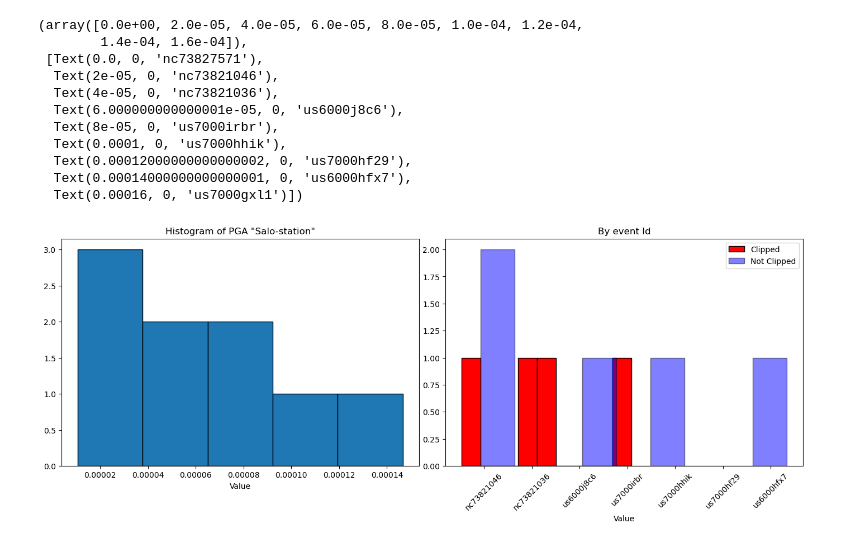
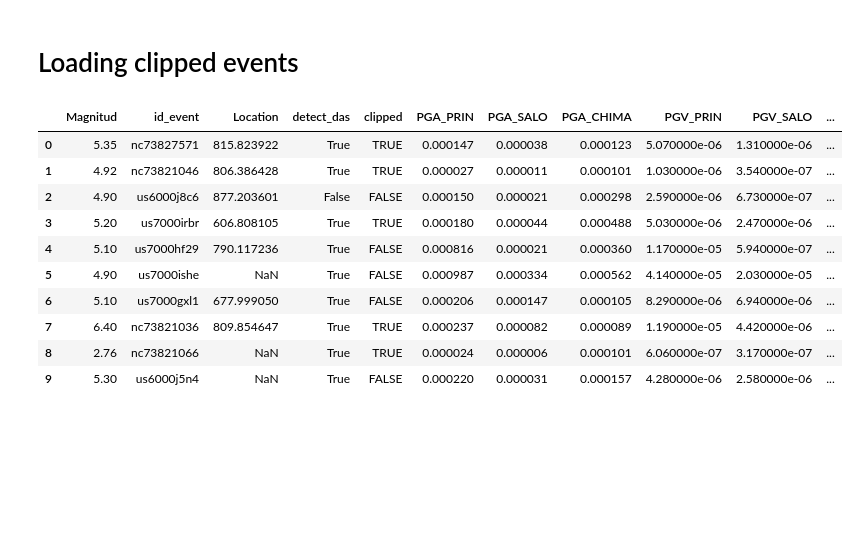
Before and after one commit to bradlipovsky/das-stuff, a Jupyter notebook: Clipping-study.ipynb, the cells around one changed output. Saved outputs shown, nothing was run; the diff lists cells and outputs as text; code cells hidden in the pictures; blank space fills up the shorter version.

```diff
--- a/Clipping-study.ipynb
+++ b/Clipping-study.ipynb
@@ -160,48 +16,0 @@ NameError: name 'data2' is not defined
-# %%
-import pandas as pd
-import matplotlib.pyplot as plt
-
-
-data2 = pd.DataFrame({'Event ID': thisid, 'PGA': PGA2})
-data2['Clipped'] = ['TRUE', 'TRUE','TRUE','FALSE','TRUE','FALSE','FALSE','FALSE','FALSE']
-# Create subplots
-fig, ax = plt.subplots(1, 2, figsize=(14, 5))
-
-# Flatten the axes for easier indexing
-ax = ax.flatten()
-
-ax[0].hist(data2['PGA'].values,bins=5, edgecolor='black')
-ax[0].set_xlabel('Value')
-ax[0].set_title('Histogram of PGA "Salo-station"')
-plt.tight_layout()
-plt.gca().set_xticklabels(data2['Event ID'])
-plt.xticks(rotation=45)
-
-# Plot the histogram based on the 'Clipped' column on the second subplot
-# Plot the histogram on the second subplot with different colors for clipped and not clipped data
-clipped_data = data2[data2['Clipped'] == 'TRUE']['PGA'].values
-not_clipped_data = data2[data2['Clipped'] == 'FALSE']['PGA'].values
-
-ax[1].hist(clipped_data, bins=9, edgecolor='black', color='red', label='Clipped')
-ax[1].hist(not_clipped_data, bins=9, edgecolor='black', color='blue', alpha=0.5, label='Not Clipped')
-ax[1].set_xlabel('Value')
-ax[1].set_title('By event Id')
-ax[1].legend()
-
-# Adjust spacing between subplots
-#plt.tight_layout()
-#plt.gca().set_xticklabels(data2['Event ID'])
-plt.xticks(rotation=45)
-# %% [output]
-(array([0.0e+00, 2.0e-05, 4.0e-05, 6.0e-05, 8.0e-05, 1.0e-04, 1.2e-04,
-        1.4e-04, 1.6e-04]),
- [Text(0.0, 0, 'nc73827571'),
-  Text(2e-05, 0, 'nc73821046'),
-  Text(4e-05, 0, 'nc73821036'),
-  Text(6.000000000000001e-05, 0, 'us6000j8c6'),
-  Text(8e-05, 0, 'us7000irbr'),
-  Text(0.0001, 0, 'us7000hhik'),
-  Text(0.00012000000000000002, 0, 'us7000hf29'),
-  Text(0.00014000000000000001, 0, 'us6000hfx7'),
-  Text(0.00016, 0, 'us7000gxl1')])
-[figure, removed]
@@ -261,0 +17,19 @@ data2?
+# %%
+# LOADING DATA WITH PGV AND PGA FROM DIFFERENT EVENT (CLIPPED AND NOT CLIPPED)
+clip = pd.read_csv('Clippedanalisis5.csv')
+# %% [markdown]
+# Loading clipped events
+# %%
+clip
+# %% [output]
+|  | Magnitud | id_event | Location | detect_das | clipped | PGA_PRIN | PGA_SALO | PGA_CHIMA | PGV_PRIN | PGV_SALO | ... |
+| 0 | 5.35 | nc73827571 | 815.823922 | True | TRUE | 0.000147 | 0.000038 | 0.000123 | 5.070000e-06 | 1.310000e-06 | ... |
+| 1 | 4.92 | nc73821046 | 806.386428 | True | TRUE | 0.000027 | 0.000011 | 0.000101 | 1.030000e-06 | 3.540000e-07 | ... |
+| 2 | 4.90 | us6000j8c6 | 877.203601 | False | FALSE | 0.000150 | 0.000021 | 0.000298 | 2.590000e-06 | 6.730000e-07 | ... |
+| 3 | 5.20 | us7000irbr | 606.808105 | True | TRUE | 0.000180 | 0.000044 | 0.000488 | 5.030000e-06 | 2.470000e-06 | ... |
+| 4 | 5.10 | us7000hf29 | 790.117236 | True | FALSE | 0.000816 | 0.000021 | 0.000360 | 1.170000e-05 | 5.940000e-07 | ... |
+| 5 | 4.90 | us7000ishe | NaN | True | FALSE | 0.000987 | 0.000334 | 0.000562 | 4.140000e-05 | 2.030000e-05 | ... |
+| 6 | 5.10 | us7000gxl1 | 677.999050 | True | FALSE | 0.000206 | 0.000147 | 0.000105 | 8.290000e-06 | 6.940000e-06 | ... |
+| 7 | 6.40 | nc73821036 | 809.854647 | True | TRUE | 0.000237 | 0.000082 | 0.000089 | 1.190000e-05 | 4.420000e-06 | ... |
+| 8 | 2.76 | nc73821066 | NaN | True | TRUE | 0.000024 | 0.000006 | 0.000101 | 6.060000e-07 | 3.170000e-07 | ... |
+| 9 | 5.30 | us6000j5n4 | NaN | True | FALSE | 0.000220 | 0.000031 | 0.000157 | 4.280000e-06 | 2.580000e-06 | ... |
```
Also changed, not shown: parts of 19 cells of this notebook, 1 other file.
